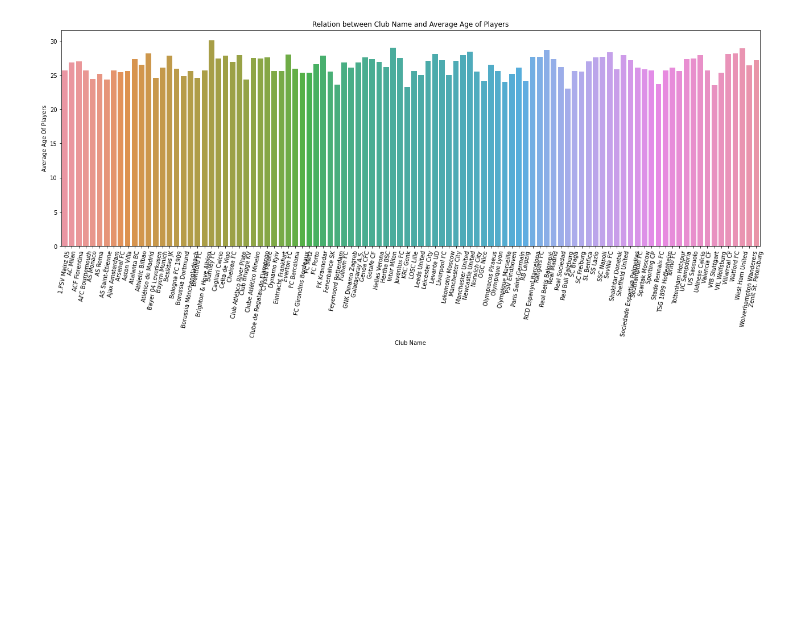
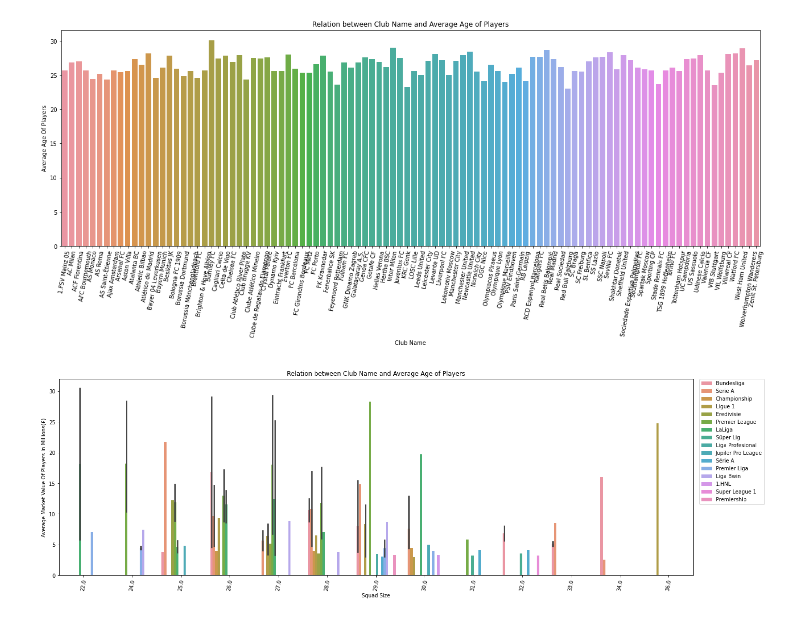
Before and after one commit to everydaycodings/Data-Science-End-To-End-Notebook-Project, a Jupyter notebook: Football_Club_Market_Value_2021.ipynb, the cells around one changed output. Saved outputs shown, nothing was run; the diff lists cells and outputs as text; code cells hidden in the pictures; blank space fills up the shorter version.

Commit message:
EDA On Football_club_market_value_2021.ipynb

```diff
--- a/Football_Club_Market_Value_2021.ipynb
+++ b/Football_Club_Market_Value_2021.ipynb
@@ -69,3 +69,13 @@ plt.xticks(rotation=80)
 plt.show()
 # %% [output]
 [figure]
+# %%
+plt.figure(figsize=(22,7))
+sns.barplot(y="Average Market Value Of Players In Millions(£)", x="Squad Size",hue="Competition Name", data=df2.sort_index())
+plt.title("Relation between Club Name and Average Age of Players")
+plt.legend(bbox_to_anchor=(1.01, 1),
+           borderaxespad=0)
+plt.xticks(rotation=80)
+plt.show()
+# %% [output]
+[figure, added]
```
